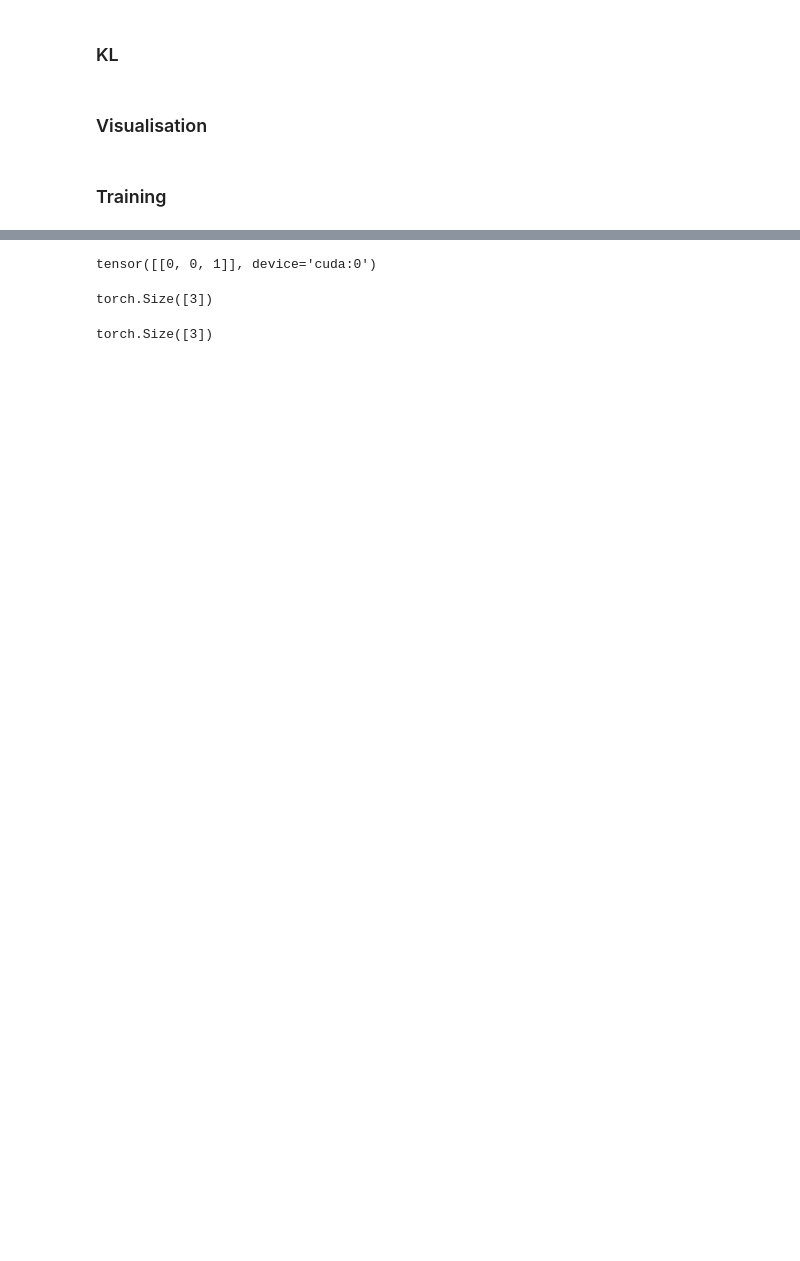
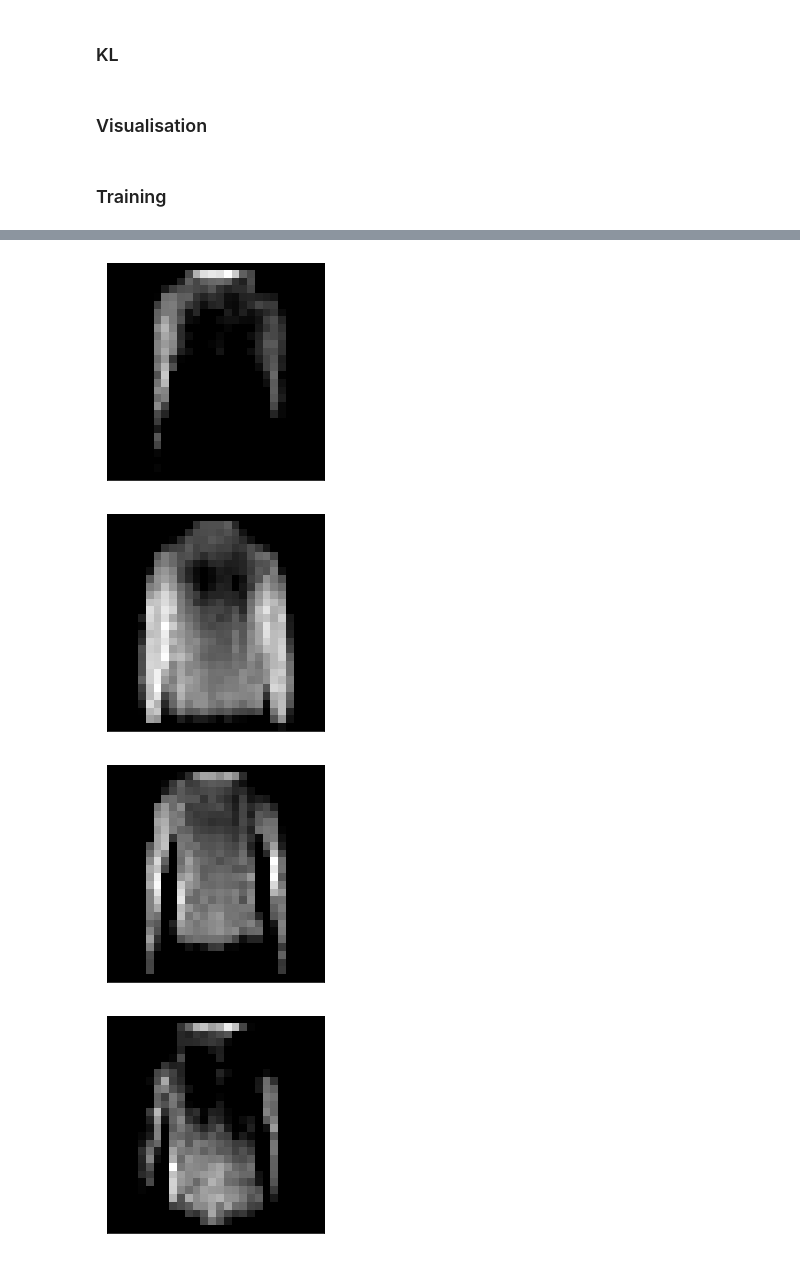
Before and after one commit to BenjaminEriksen95/VAEGen, a Jupyter notebook: proj_CVAE_tobias.ipynb, the cells around one changed output, grey strips where cells are left out. Saved outputs shown, nothing was run; the diff lists cells and outputs as text; code cells hidden in the pictures; blank space fills up the shorter version.

```diff
--- a/proj_CVAE_tobias.ipynb
+++ b/proj_CVAE_tobias.ipynb
@@ -315,13 +349,0 @@ fig.show()
-# %%
-for i in range(10):
-  with torch.no_grad():
-    y = torch.tensor([0,1,0]).to(device) # 0 for t-shirt, 1 for trouser, 2 for pullover
-    y = y.view(-1, 3)
-    out = vae.generate(y)
-
-  fig = plt.figure()
-  plt.imshow(out.cpu()[0][0], cmap='gray', interpolation='none')
-  plt.xticks([])
-  plt.yticks([])
-
-  fig.show()
@@ -339,14 +350,19 @@ for i in range(10):
-# %%
-y = torch.tensor([2]) # 0 for t-shirt, 1 for trouser, 2 for pullover
-y = torch.nn.functional.one_hot(y).to(device)
-y.view(-1, n_classes)
-# %% [output]
-tensor([[0, 0, 1]], device='cuda:0')
-# %%
-torch.tensor([0,1,0]).to(device).shape
-# %% [output]
-torch.Size([3])
-# %%
-y.shape
-# %% [output]
-torch.Size([3])
+# %%
+idx_class = 2
+y = torch.ones(10) * idx_class
+y = torch.nn.functional.one_hot(y.to(torch.int64), num_classes=n_classes).to(device)
+
+with torch.no_grad():
+  out = vae.generate(y)
+
+for i in range(10):
+  fig = plt.figure()
+  plt.imshow(out.cpu()[i][0], cmap='gray', interpolation='none')
+  plt.xticks([])
+  plt.yticks([])
+  fig.show()
+# %% [output]
+[figure, added]
+[figure, added]
+[figure, added]
+[figure, added]
```
Also changed, not shown: parts of 11 cells of this notebook.
